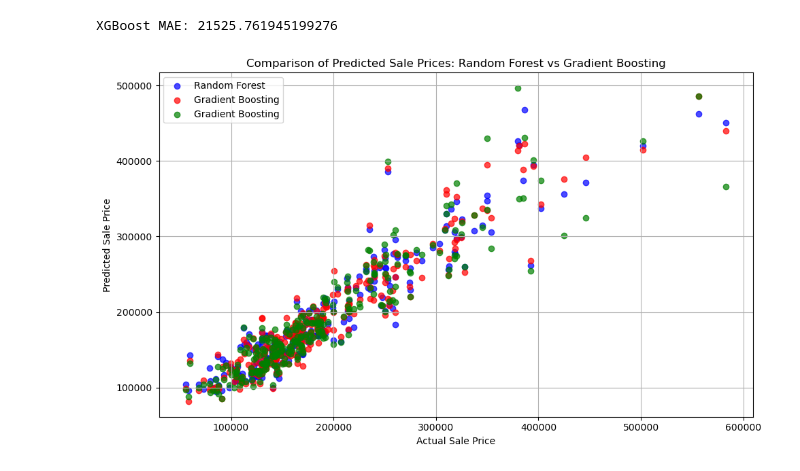
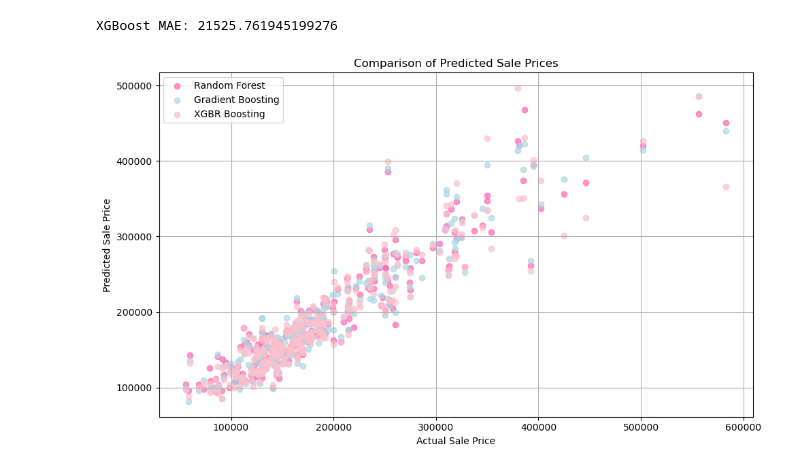
Before and after one commit to Mrfunderburker/House-Prices-Portfolio-Project, a Jupyter notebook: code/modeling.ipynb, the cells around one changed output. Saved outputs shown, nothing was run; the diff lists cells and outputs as text; code cells hidden in the pictures.

```diff
--- a/code/modeling.ipynb
+++ b/code/modeling.ipynb
@@ -54,16 +54,16 @@ print("XGBoost MAE:", mean_absolute_error(y_valid, y_pred))
 XGBoost MAE: 21525.761945199276
 # %%
 plt.figure(figsize=(10, 6))
-plt.title('Comparison of Predicted Sale Prices: Random Forest vs Gradient Boosting')
-plt.scatter(y_valid, model_RFR.predict(X_valid), alpha=0.7, label='Random Forest', color='blue')
-plt.scatter(y_valid, model_GBR.predict(X_valid), alpha=0.7, label='Gradient Boosting', color='red')
-plt.scatter(y_valid, model_XGBR.predict(X_valid), alpha=0.7, label='Gradient Boosting', color='green')
+plt.title('Comparison of Predicted Sale Prices')
+plt.scatter(y_valid, model_RFR.predict(X_valid), alpha=0.7, label='Random Forest', color='hotpink')
+plt.scatter(y_valid, model_GBR.predict(X_valid), alpha=0.7, label='Gradient Boosting', color='lightblue')
+plt.scatter(y_valid, model_XGBR.predict(X_valid), alpha=0.7, label='XGBR Boosting', color='pink')
 plt.xlabel('Actual Sale Price')
 plt.ylabel('Predicted Sale Price')
 plt.legend()
 plt.grid(True)
 plt.tight_layout()
 
 plt.show()
 # %% [output]
-[figure, old version]
+[figure, new version]
```
Also changed, not shown: 1 other file.
